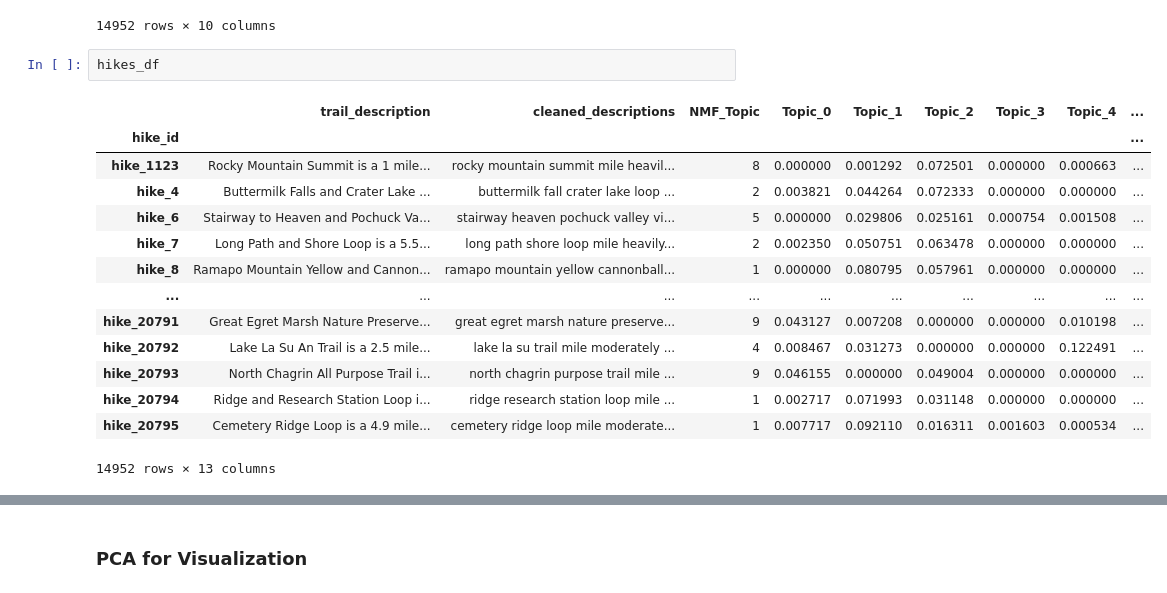
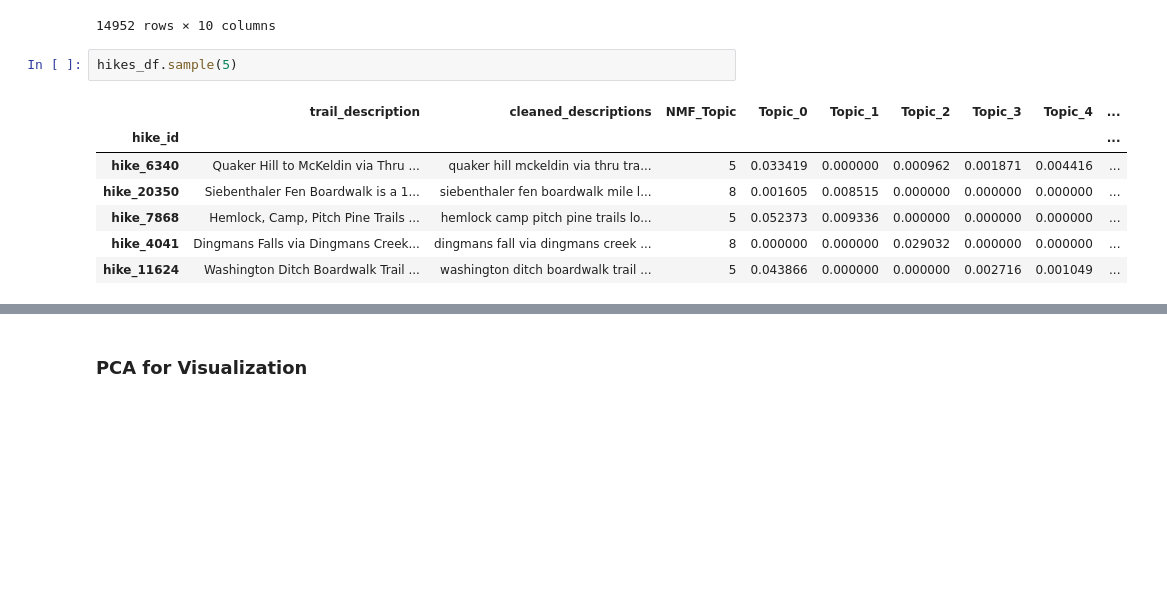
Before and after one commit to aauyeung19/Hiking-Trail-Recommendation-NLP, a Jupyter notebook: lib/topic_model_prototype.ipynb, the cells around one changed output, grey strips where cells are left out. Saved outputs shown, nothing was run; the diff lists cells and outputs as text; blank space fills up the shorter version.

```diff
--- a/lib/topic_model_prototype.ipynb
+++ b/lib/topic_model_prototype.ipynb
@@ -100,20 +100,13 @@ pd.DataFrame(topic_results, columns=['Topic_'+str(x) for x in range(topic_result
 | hike_20795 | 0.007717 | 0.092110 | 0.016311 | 0.001603 | 0.000534 | 0.006583 | 0.000000 | 0.000000 | 0.006232 | 0.000076 |
 14952 rows × 10 columns
 # %%
-hikes_df
+hikes_df.sample(5)
 # %% [output]
 |  | trail_description | cleaned_descriptions | NMF_Topic | Topic_0 | Topic_1 | Topic_2 | Topic_3 | Topic_4 | ... |
 | hike_id |  |  |  |  |  |  |  |  | ... |
-| hike_1123 | Rocky Mountain Summit is a 1 mile... | rocky mountain summit mile heavil... | 8 | 0.000000 | 0.001292 | 0.072501 | 0.000000 | 0.000663 | ... |
-| hike_4 | Buttermilk Falls and Crater Lake ... | buttermilk fall crater lake loop ... | 2 | 0.003821 | 0.044264 | 0.072333 | 0.000000 | 0.000000 | ... |
-| hike_6 | Stairway to Heaven and Pochuck Va... | stairway heaven pochuck valley vi... | 5 | 0.000000 | 0.029806 | 0.025161 | 0.000754 | 0.001508 | ... |
-| hike_7 | Long Path and Shore Loop is a 5.5... | long path shore loop mile heavily... | 2 | 0.002350 | 0.050751 | 0.063478 | 0.000000 | 0.000000 | ... |
-| hike_8 | Ramapo Mountain Yellow and Cannon... | ramapo mountain yellow cannonball... | 1 | 0.000000 | 0.080795 | 0.057961 | 0.000000 | 0.000000 | ... |
-| ... | ... | ... | ... | ... | ... | ... | ... | ... | ... |
-| hike_20791 | Great Egret Marsh Nature Preserve... | great egret marsh nature preserve... | 9 | 0.043127 | 0.007208 | 0.000000 | 0.000000 | 0.010198 | ... |
-| hike_20792 | Lake La Su An Trail is a 2.5 mile... | lake la su trail mile moderately ... | 4 | 0.008467 | 0.031273 | 0.000000 | 0.000000 | 0.122491 | ... |
-| hike_20793 | North Chagrin All Purpose Trail i... | north chagrin purpose trail mile ... | 9 | 0.046155 | 0.000000 | 0.049004 | 0.000000 | 0.000000 | ... |
-| hike_20794 | Ridge and Research Station Loop i... | ridge research station loop mile ... | 1 | 0.002717 | 0.071993 | 0.031148 | 0.000000 | 0.000000 | ... |
-| hike_20795 | Cemetery Ridge Loop is a 4.9 mile... | cemetery ridge loop mile moderate... | 1 | 0.007717 | 0.092110 | 0.016311 | 0.001603 | 0.000534 | ... |
+| hike_6340 | Quaker Hill to McKeldin via Thru ... | quaker hill mckeldin via thru tra... | 5 | 0.033419 | 0.000000 | 0.000962 | 0.001871 | 0.004416 | ... |
+| hike_20350 | Siebenthaler Fen Boardwalk is a 1... | siebenthaler fen boardwalk mile l... | 8 | 0.001605 | 0.008515 | 0.000000 | 0.000000 | 0.000000 | ... |
+| hike_7868 | Hemlock, Camp, Pitch Pine Trails ... | hemlock camp pitch pine trails lo... | 5 | 0.052373 | 0.009336 | 0.000000 | 0.000000 | 0.000000 | ... |
+| hike_4041 | Dingmans Falls via Dingmans Creek... | dingmans fall via dingmans creek ... | 8 | 0.000000 | 0.000000 | 0.029032 | 0.000000 | 0.000000 | ... |
+| hike_11624 | Washington Ditch Boardwalk Trail ... | washington ditch boardwalk trail ... | 5 | 0.043866 | 0.000000 | 0.000000 | 0.002716 | 0.001049 | ... |
-14952 rows × 13 columns
 # %%
```
Also changed, not shown: parts of 27 cells of this notebook.
